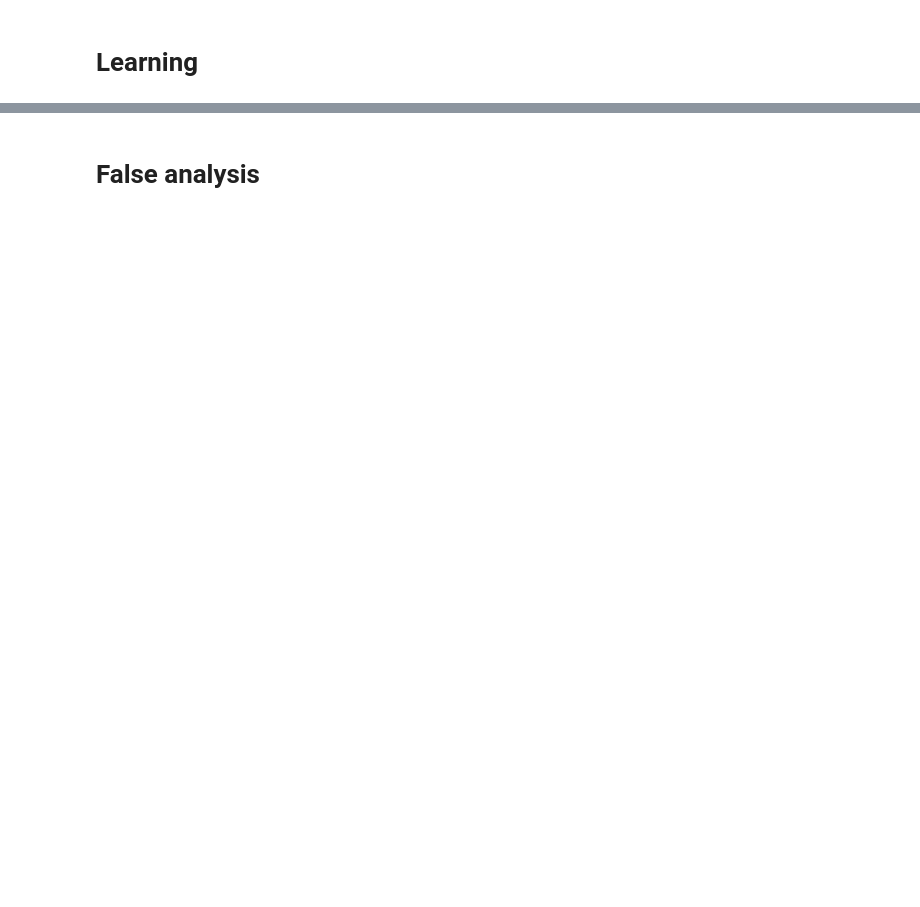
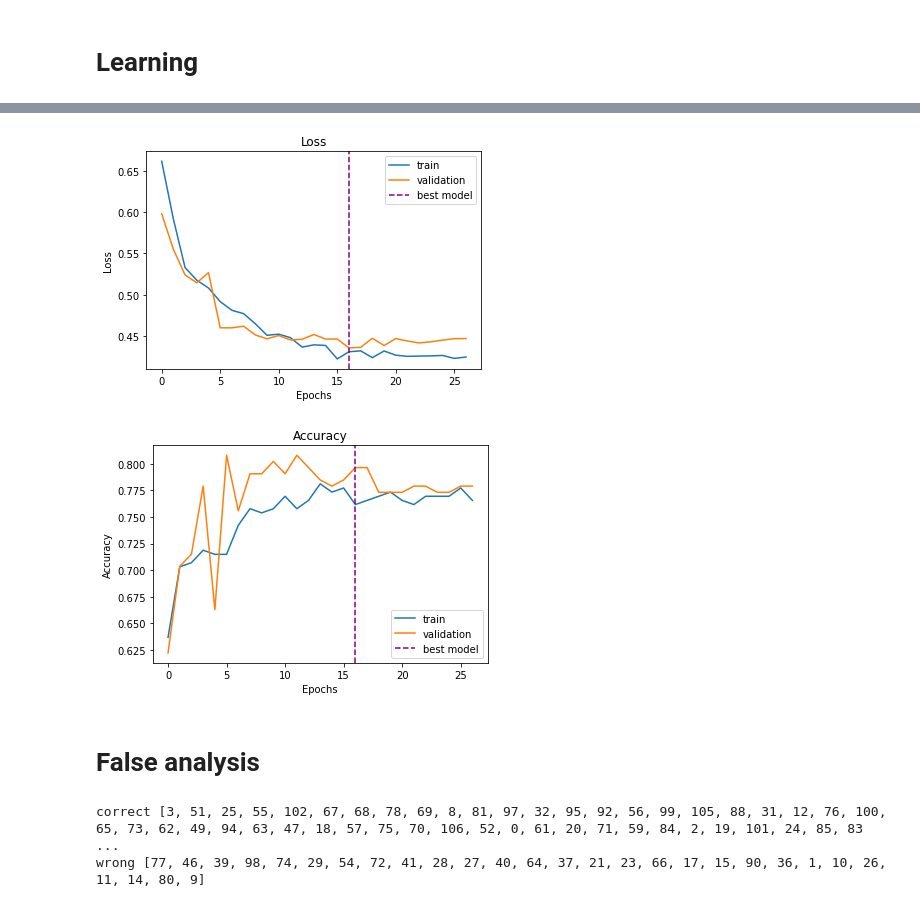
Before and after one commit to deangeckt/TT_train, a Jupyter notebook: train_dean.ipynb, the cells around one changed output, grey strips where cells are left out. Drawn from its saved outputs; the diff is of its cells as text; code cells hidden in the pictures; blank space fills up the shorter version.

Commit message:
preprocess utils + splitting bug fix + sub sampling

```diff
--- a/train_dean.ipynb
+++ b/train_dean.ipynb
@@ -57,0 +63,22 @@ for idx, c in enumerate(counts):
+# %%
+# currently simple sub sampling
+labels[labels==1]
+pos = np.where(labels==1)
+neg = np.where(labels==0)
+
+data_pos = data[pos]
+data_neg = data[neg]
+data_neg = data_neg[0:len(data_pos)]
+
+labels_pos = labels[pos]
+labels_neg = labels[neg]
+labels_neg = labels_neg[0:len(labels_pos)]
+
+print('pos', data_pos.shape, labels_pos.shape)
+print('neg', data_neg.shape, labels_neg.shape)
+
+data = np.vstack((data_pos,data_neg))
+labels = np.concatenate((labels_pos, labels_neg), axis=0)
+
+print(data.shape)
+print(labels.shape)
@@ -58,13 +90,11 @@ for idx, c in enumerate(counts):
 # %% [markdown]
 # Data Set & Loaders
 # %%
-from torch.utils.data import Dataset, DataLoader, random_split
+from torch.utils.data import Dataset, DataLoader
+from sklearn.model_selection import train_test_split
 
-def split_(ratio, dataset):
-    major_size = int(ratio * len(dataset))
-    minor_size = int((1-ratio) * len(dataset))
-    return random_split(dataset, [major_size, minor_size + 1], torch.Generator().manual_seed(42))
-
+x_train, x_test, y_train, y_test = train_test_split(data, labels, test_size=0.2, random_state=42, stratify=labels)
+x_train, x_val, y_train, y_val = train_test_split(x_train, y_train, test_size=0.4, random_state=42, stratify=y_train)
 
 class TTDataset(Dataset):
     def __init__(self, data, labels):
@@ -72,15 +102,15 @@ class TTDataset(Dataset):
         self.labels = labels
 
     def __len__(self):
-        return len(data)
+        return len(self.data)
 
     def __getitem__(self, idx):
-        return self.data[idx], self.labels[idx]
+        return self.data[idx], self.labels[idx], idx
 
 def create_dataloaders(batch_size):
-    dataset_all = TTDataset(data, labels)
-    train_data, test_data = split_(0.8, dataset_all)
-    train_data, validation_data = split_(0.6, train_data)
+    train_data = TTDataset(x_train, y_train)
+    test_data = TTDataset(x_test, y_test)
+    validation_data = TTDataset(x_val, y_val)
 
     print('#train samples: ', len(train_data))
     print('#valid samples: ', len(validation_data))
@@ -164,7 +200,7 @@ from utils.learn import train_model
 
 model = Network(NUM_FEATURES, HIDDEN_DIM, OUTPUT_DIM,
                 bidirectional=IS_BID, num_layers=NUM_LAYERS).to(device)
-model_name = f'b{BATCH_SIZE}_lr{lr}_sz{step_size}_g{gamma}_h{HIDDEN_DIM}_nl{NUM_LAYERS}.pt'
+model_name = f'b{BATCH_SIZE}_lr{lr}_sz{step_size}_g{gamma}_h{HIDDEN_DIM}_nl{NUM_LAYERS}_no_head.pt' #no_head
 optimizer = torch.optim.Adam(model.parameters(), lr=lr, weight_decay=weight_decay)
 loss_fn = nn.NLLLoss()
 scheduler = torch.optim.lr_scheduler.StepLR(optimizer, step_size=step_size, gamma=gamma)
@@ -173,3 +209,4 @@ scheduler = torch.optim.lr_scheduler.StepLR(optimizer, step_size=step_size, gamm
 train_model(model, model_name, BATCH_SIZE, device, early_stop_patience,
             train_loader, validation_loader, test_loader,
             optimizer, scheduler, loss_fn)
+# %% [output]
@@ -176,2 +230,24 @@ train_model(model, model_name, BATCH_SIZE, device, early_stop_patience,
+[figure, added]
+[figure, added]
 # %% [markdown]
 # False analysis
+# %%
+from utils.learn import calculate_acc
+from visualization import points_visualization
+from IPython.display import Image
+
+
+model.load_state_dict(torch.load('model_results/' + model_name))
+model.eval()
+_, correct_idx, wrong_idx = calculate_acc(model, test_loader, device, BATCH_SIZE, True)
+print('correct', correct_idx)
+print('wrong', wrong_idx)
+
+# crash here - TODO - need to split the names dict at the beginging so the idx will be the same
+# points_visualization.create_gif_for_given_shot(names[3] ,x_test[3])
+
+# with open('visualization/shots_3d_demo/fts_10_7.5_0.gif','rb') as f:
+#     display(Image(data=f.read(), format='png'))
+# %% [output]
+correct [3, 51, 25, 55, 102, 67, 68, 78, 69, 8, 81, 97, 32, 95, 92, 56, 99, 105, 88, 31, 12, 76, 100, 65, 73, 62, 49, 94, 63, 47, 18, 57, 75, 70, 106, 52, 0, 61, 20, 71, 59, 84, 2, 19, 101, 24, 85, 83 ...
+wrong [77, 46, 39, 98, 74, 29, 54, 72, 41, 28, 27, 40, 64, 37, 21, 23, 66, 17, 15, 90, 36, 1, 10, 26, 11, 14, 80, 9]
```
Also changed, not shown: parts of 15 cells of this notebook, 9 other files.
